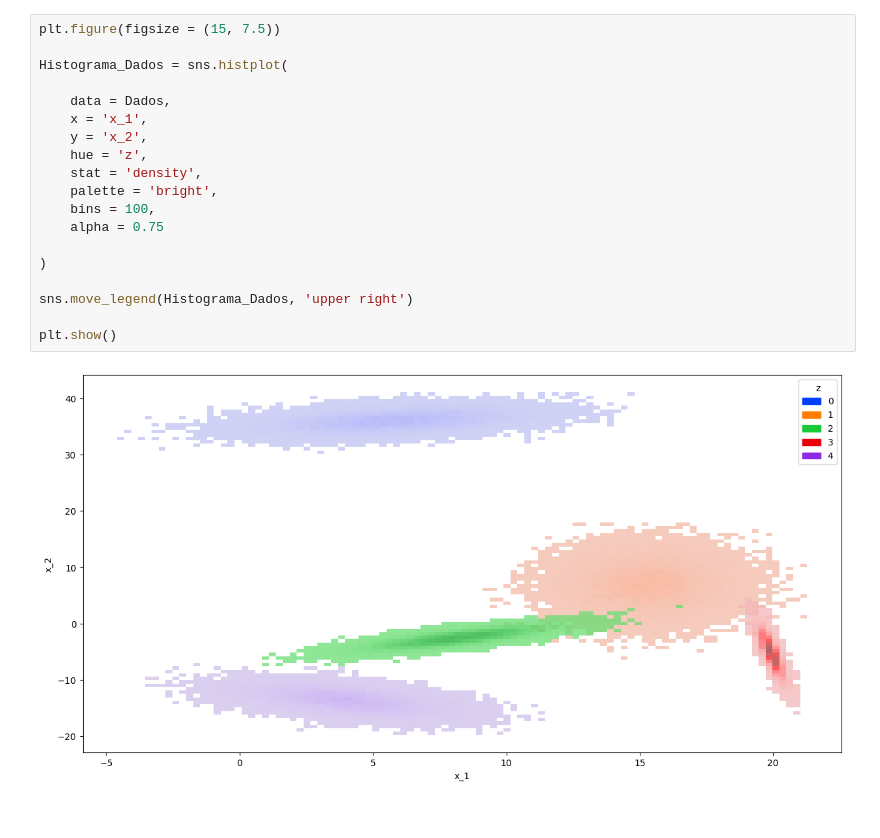
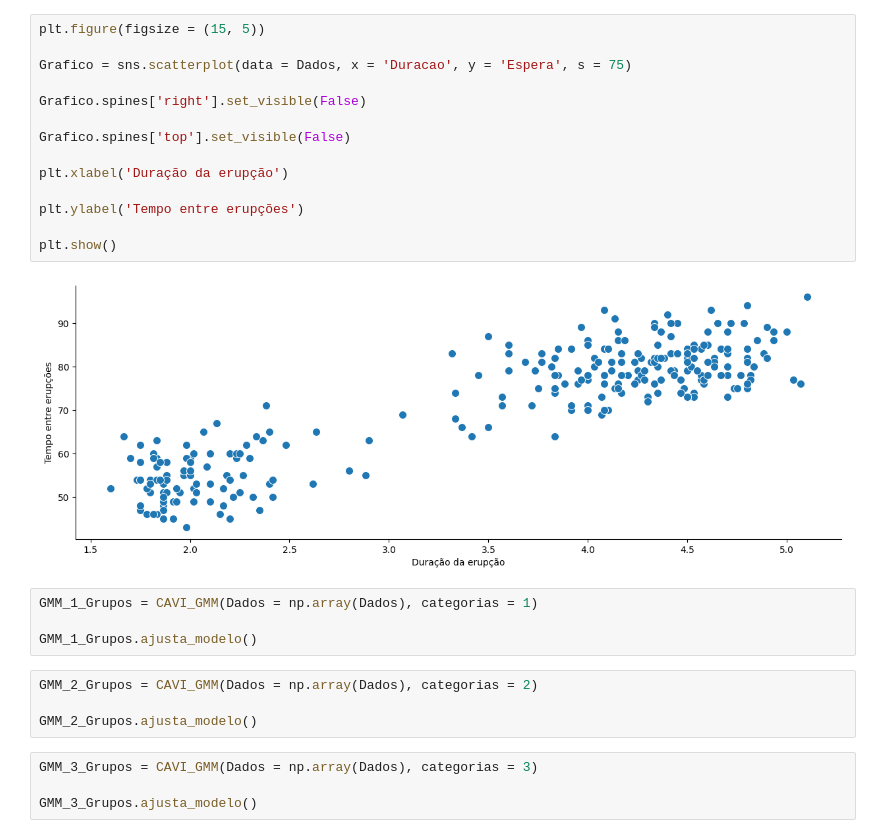
Before and after one commit to soaresirancruzrj2403/Inferencia_Variacional_Semi_Implicita, a Jupyter notebook: CAVI_GMM.ipynb, the cells around one changed output. Drawn from its saved outputs; the diff is of its cells as text.

```diff
--- a/CAVI_GMM.ipynb
+++ b/CAVI_GMM.ipynb
@@ -19,21 +19,28 @@ Parametros = np.load('Modelo\\Parametros.npy', allow_pickle = True).item()
-# %%
-plt.figure(figsize = (15, 7.5))
-
-Histograma_Dados = sns.histplot(
-
-    data = Dados,
-    x = 'x_1',
-    y = 'x_2',
-    hue = 'z',
-    stat = 'density',
-    palette = 'bright',
-    bins = 100,
-    alpha = 0.75
-
-)
-
-sns.move_legend(Histograma_Dados, 'upper right')
-
-plt.show()
-# %% [output]
-[figure, removed]
+# %%
+plt.figure(figsize = (15, 5))
+
+Grafico = sns.scatterplot(data = Dados, x = 'Duracao', y = 'Espera', s = 75)
+
+Grafico.spines['right'].set_visible(False)
+
+Grafico.spines['top'].set_visible(False)
+
+plt.xlabel('Duração da erupção')
+
+plt.ylabel('Tempo entre erupções')
+
+plt.show()
+# %% [output]
+[figure, added]
+# %%
+GMM_1_Grupos = CAVI_GMM(Dados = np.array(Dados), categorias = 1)
+
+GMM_1_Grupos.ajusta_modelo()
+# %%
+GMM_2_Grupos = CAVI_GMM(Dados = np.array(Dados), categorias = 2)
+
+GMM_2_Grupos.ajusta_modelo()
+# %%
+GMM_3_Grupos = CAVI_GMM(Dados = np.array(Dados), categorias = 3)
+
+GMM_3_Grupos.ajusta_modelo()
```
Also changed, not shown: parts of 12 cells of this notebook, 7 other files.
